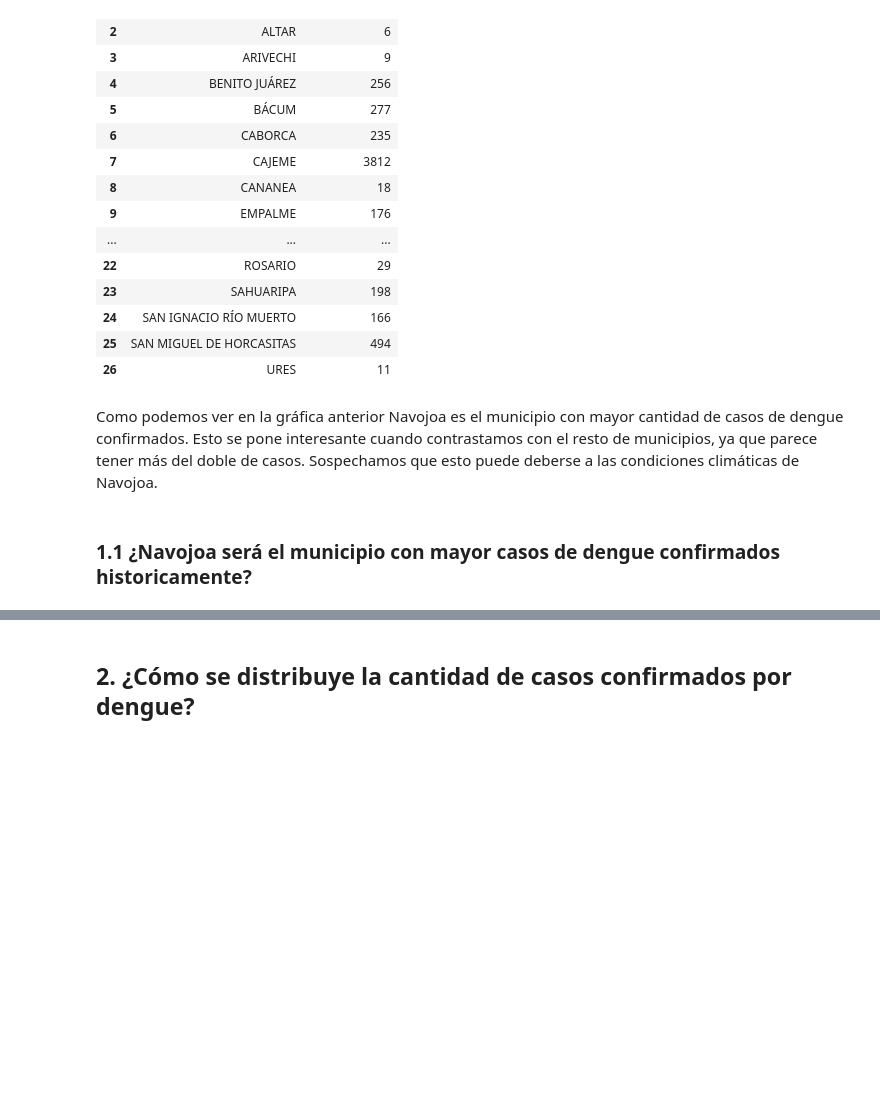
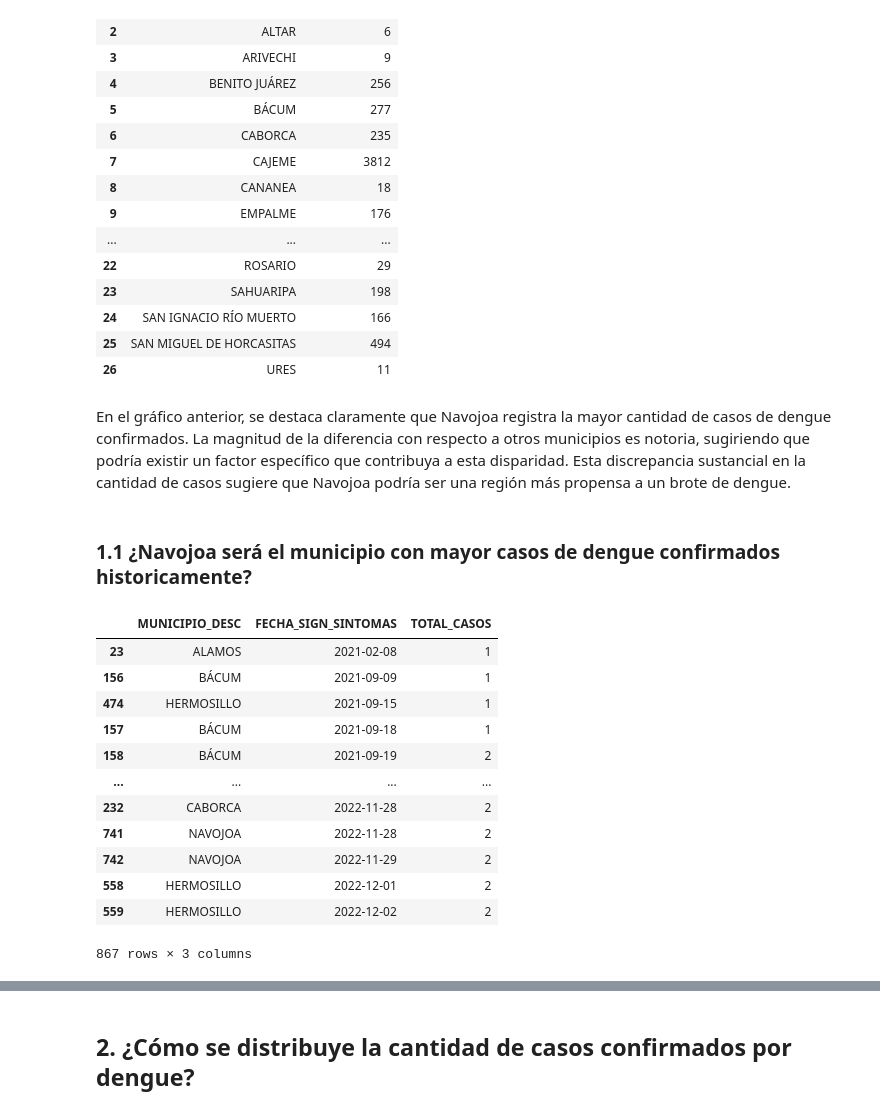
Before and after one commit to fofojaramillo/practica-introdatsci, a Jupyter notebook: exploracion_estatal.ipynb, the cells around one changed output, grey strips where cells are left out. Drawn from its saved outputs; the diff is of its cells as text; code cells hidden in the pictures; blank space fills up the shorter version.

```diff
--- a/exploracion_estatal.ipynb
+++ b/exploracion_estatal.ipynb
@@ -140,8 +143,58 @@ fig = px.bar(df_municipios, x='TOTAL_CASOS', y='MUNICIPIO_DESC',
 
 # Mostrar la gráfica interactiva
 fig.show()
-# %% [markdown]
-Como podemos ver en la gráfica anterior Navojoa es el municipio con mayor cantidad de casos de dengue confirmados. Esto se pone interesante cuando contrastamos con el resto de municipios, ya que parece tener más del doble de casos. Sospechamos que esto puede deberse a las condiciones climáticas de Navojoa.
+# %% [markdown]
+En el gráfico anterior, se destaca claramente que Navojoa registra la mayor cantidad de casos de dengue confirmados. La magnitud de la diferencia con respecto a otros municipios es notoria, sugiriendo que podría existir un factor específico que contribuya a esta disparidad. Esta discrepancia sustancial en la cantidad de casos sugiere que Navojoa podría ser una región más propensa a un brote de dengue.
 # %% [markdown]
 ### 1.1 ¿Navojoa será el municipio con mayor casos de dengue confirmados historicamente?
+# %%
+query_municipios_hist = """
+    SELECT
+        MUNICIPIO_DESC,
+        FECHA_SIGN_SINTOMAS,
+        COUNT(*) AS TOTAL_CASOS
+    FROM
+        (
+            SELECT
+                municipio.MUNICIPIO AS MUNICIPIO_DESC,
+                FECHA_SIGN_SINTOMAS
+            FROM
+                registro
+                INNER JOIN municipio ON registro.MUNICIPIO_RES = municipio.CLAVE_MUNICIPIO AND registro.ENTIDAD_RES = municipio.CLAVE_ENTIDAD
+            WHERE
+                ENTIDAD_RES = 26
+                AND ESTATUS_CASO = 2
+                AND DICTAMEN IN (1, 4, 5)
+        ) AS filtered_data
+    GROUP BY
+        MUNICIPIO_DESC, FECHA_SIGN_SINTOMAS;
+
+"""
+
+# Lectura de datos desde SQLite
+df_municipios_hist = pd.read_sql_query(query_municipios_hist, connection)
+
+#Se cambian a objetos datetime los formatos mixtos
+date1 = pd.to_datetime(df_municipios_hist['FECHA_SIGN_SINTOMAS'], errors='coerce', format='%Y-%m-%d')
+date2 = pd.to_datetime(df_municipios_hist['FECHA_SIGN_SINTOMAS'], errors='coerce', format='%d/%m/%Y')
+df_municipios_hist['FECHA_SIGN_SINTOMAS'] = date1.fillna(date2)
+#Se organizan las fechas
+df_municipios_hist = df_municipios_hist.sort_values(by='FECHA_SIGN_SINTOMAS')
+
+# Imprimir el DataFrame resultante
+df_municipios_hist
+# %% [output]
+|  | MUNICIPIO_DESC | FECHA_SIGN_SINTOMAS | TOTAL_CASOS |
+| 23 | ALAMOS | 2021-02-08 | 1 |
+| 156 | BÁCUM | 2021-09-09 | 1 |
+| 474 | HERMOSILLO | 2021-09-15 | 1 |
+| 157 | BÁCUM | 2021-09-18 | 1 |
+| 158 | BÁCUM | 2021-09-19 | 2 |
+| ... | ... | ... | ... |
+| 232 | CABORCA | 2022-11-28 | 2 |
+| 741 | NAVOJOA | 2022-11-28 | 2 |
+| 742 | NAVOJOA | 2022-11-29 | 2 |
+| 558 | HERMOSILLO | 2022-12-01 | 2 |
+| 559 | HERMOSILLO | 2022-12-02 | 2 |
+867 rows × 3 columns
 # %%
```
Also changed, not shown: parts of 26 cells of this notebook.
